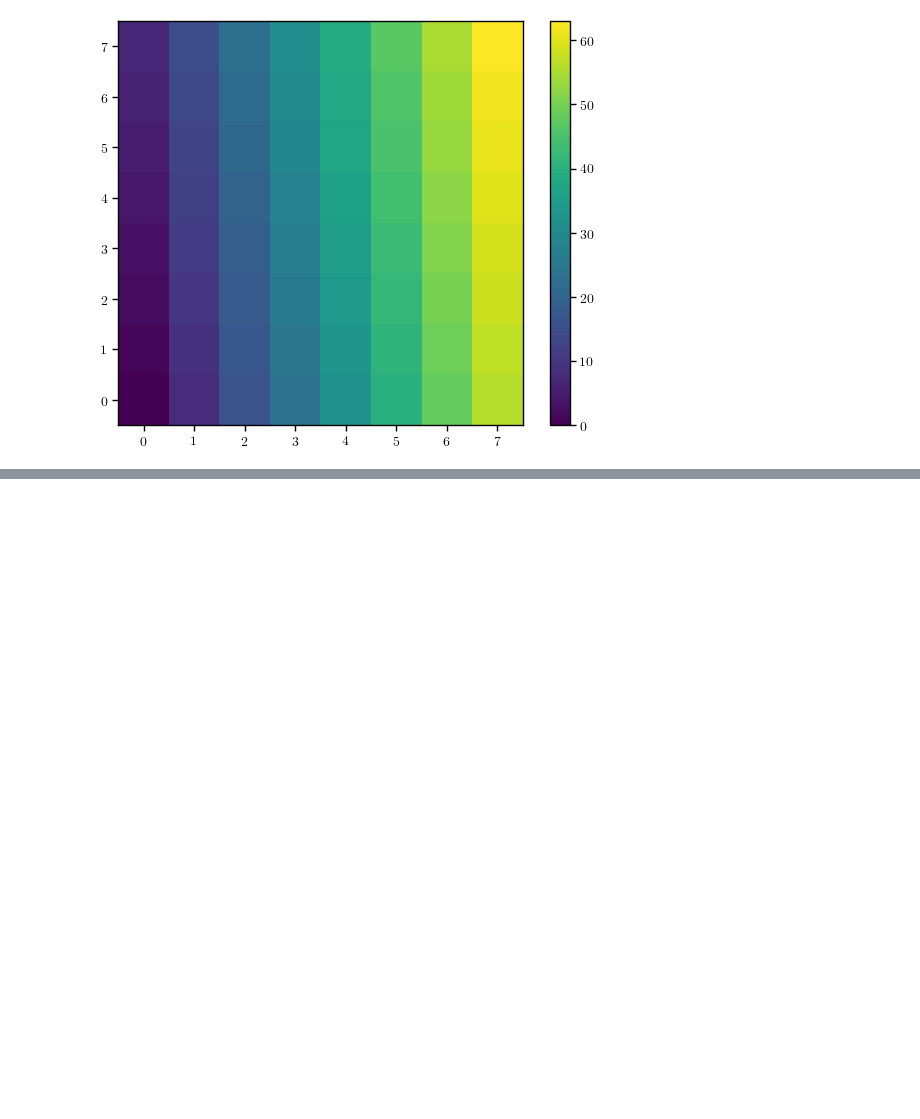
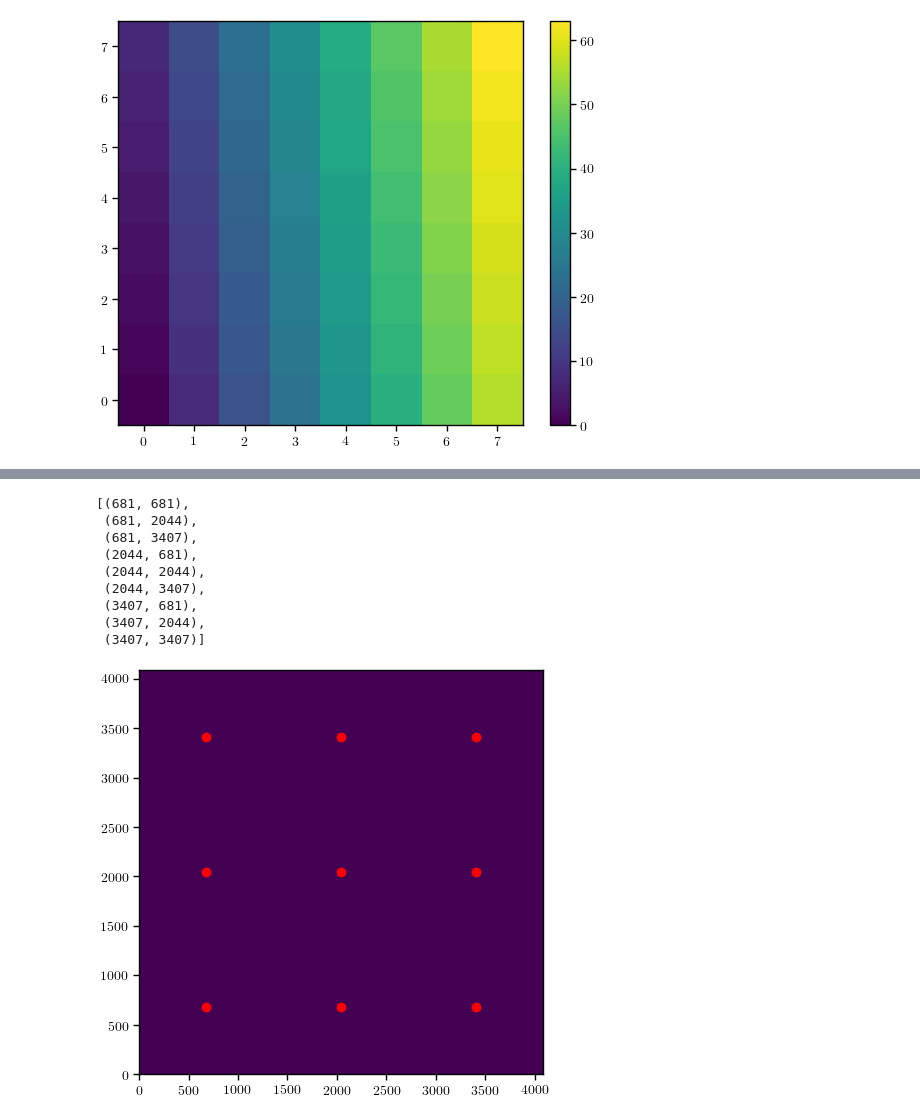
Before and after one commit to AstroMusers/mejiro, a Jupyter notebook: notebooks/dev/divide_up_sca_for_psf_caching.ipynb, the cells around one changed output, grey strips where cells are left out. Saved outputs shown, nothing was run; the diff lists cells and outputs as text; code cells hidden in the pictures; blank space fills up the shorter version.

```diff
--- a/notebooks/dev/divide_up_sca_for_psf_caching.ipynb
+++ b/notebooks/dev/divide_up_sca_for_psf_caching.ipynb
@@ -130,0 +180,34 @@ plt.show()
+# %%
+def find_center_coordinates(array_size, num_sub_arrays_per_dimension):
+    sub_array_size = array_size / num_sub_arrays_per_dimension
+    center_coordinates = []
+
+    for i in range(num_sub_arrays_per_dimension):
+        for j in range(num_sub_arrays_per_dimension):
+            center_x = int(round((i + 0.5) * sub_array_size))
+            center_y = int(round((j + 0.5) * sub_array_size))
+            center_coordinates.append((center_x, center_y))
+
+    return center_coordinates
+
+# Example usage:
+array_size = 4088  # Size of the 2D square array
+sub_array_count = 3  # Number of square sub-arrays
+centers = find_center_coordinates(array_size, sub_array_count)
+pprint(centers)
+
+plt.imshow(sca)
+for coord in centers:
+    plt.scatter(coord[0], coord[1], c='r')
+plt.show()
+# %% [output]
+[(681, 681),
+ (681, 2044),
+ (681, 3407),
+ (2044, 681),
+ (2044, 2044),
+ (2044, 3407),
+ (3407, 681),
+ (3407, 2044),
+ (3407, 3407)]
+[figure, added]
```
Also changed, not shown: parts of 5 cells of this notebook, 1 other file.
